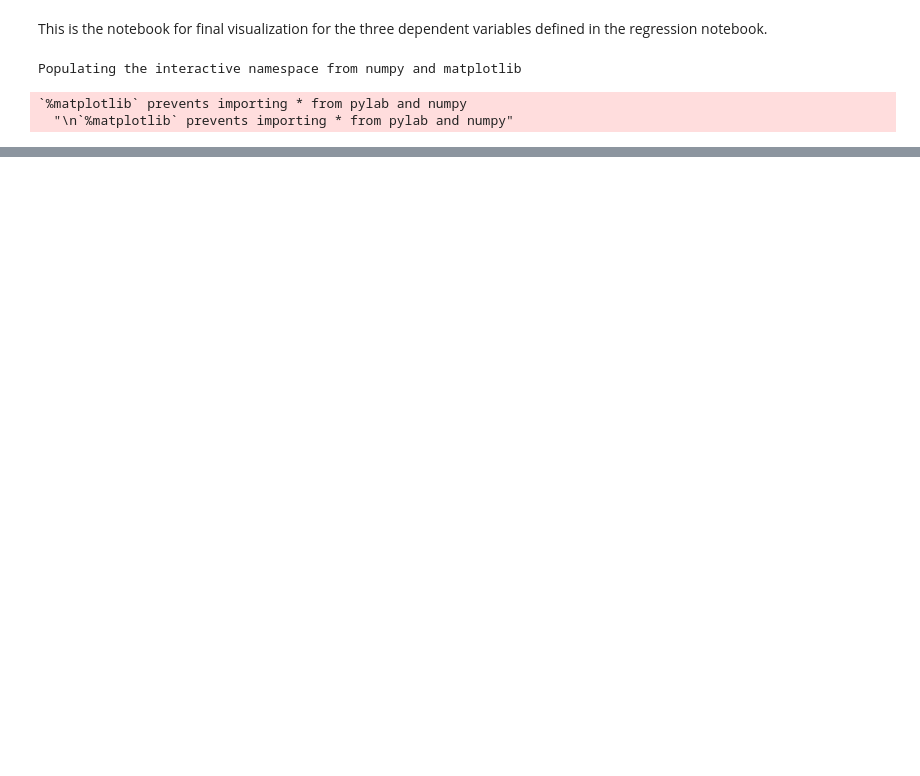
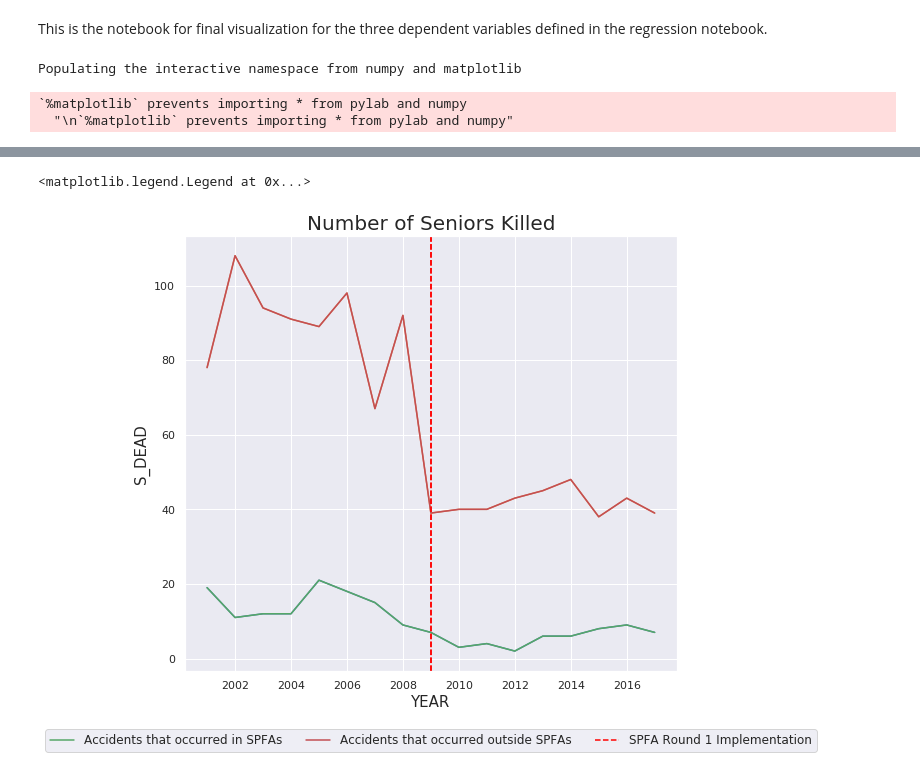
Before and after one commit to agingcapstone/agingcapstone_notebooks, a Jupyter notebook: 6.Line_Plots_For_Final_Report.ipynb, the cells around one changed output, grey strips where cells are left out. Saved outputs shown, nothing was run; the diff lists cells and outputs as text; code cells hidden in the pictures; blank space fills up the shorter version.

```diff
--- a/6.Line_Plots_For_Final_Report.ipynb
+++ b/6.Line_Plots_For_Final_Report.ipynb
@@ -65,0 +101,17 @@ fig.suptitle('Line Plots For the Change of 3 Different Dependent Variables from
+# %%
+fig = plt.figure(figsize=(30, 8))
+ax1 = fig.add_subplot(131)
+ax1 = sns.lineplot(x="YEAR", y="S_DEAD", data=sz)
+ax1 = sns.lineplot(x="YEAR", y="S_DEAD", data=nsz)
+plt.axvline(x=2009, color="red",linestyle = "--")
+ax1.set_ylabel(r'Count', fontsize = 15)
+ax1.set_xlabel(r'Year', fontsize = 15)
+ax1.set_title("Number of Seniors Killed", fontsize = 20)
+ax1 = sns.lineplot(x="YEAR", y="S_DEAD", data=sz,label="Accidents that occurred in SPFAs")
+ax1 = sns.lineplot(x="YEAR", y="S_DEAD", data=nsz, label= "Accidents that occurred outside SPFAs")
+plt.axvline(x=2009, color="red",linestyle = "--",label = "SPFA Round 1 Implementation")
+ax1.legend(loc='lower center', bbox_to_anchor=(0.5, -0.2),
+          ncol=3, fancybox=True, fontsize=12)
+# %% [output]
+<matplotlib.legend.Legend at 0x...>
+[figure, added]
```
Also changed, not shown: parts of 8 cells of this notebook.
